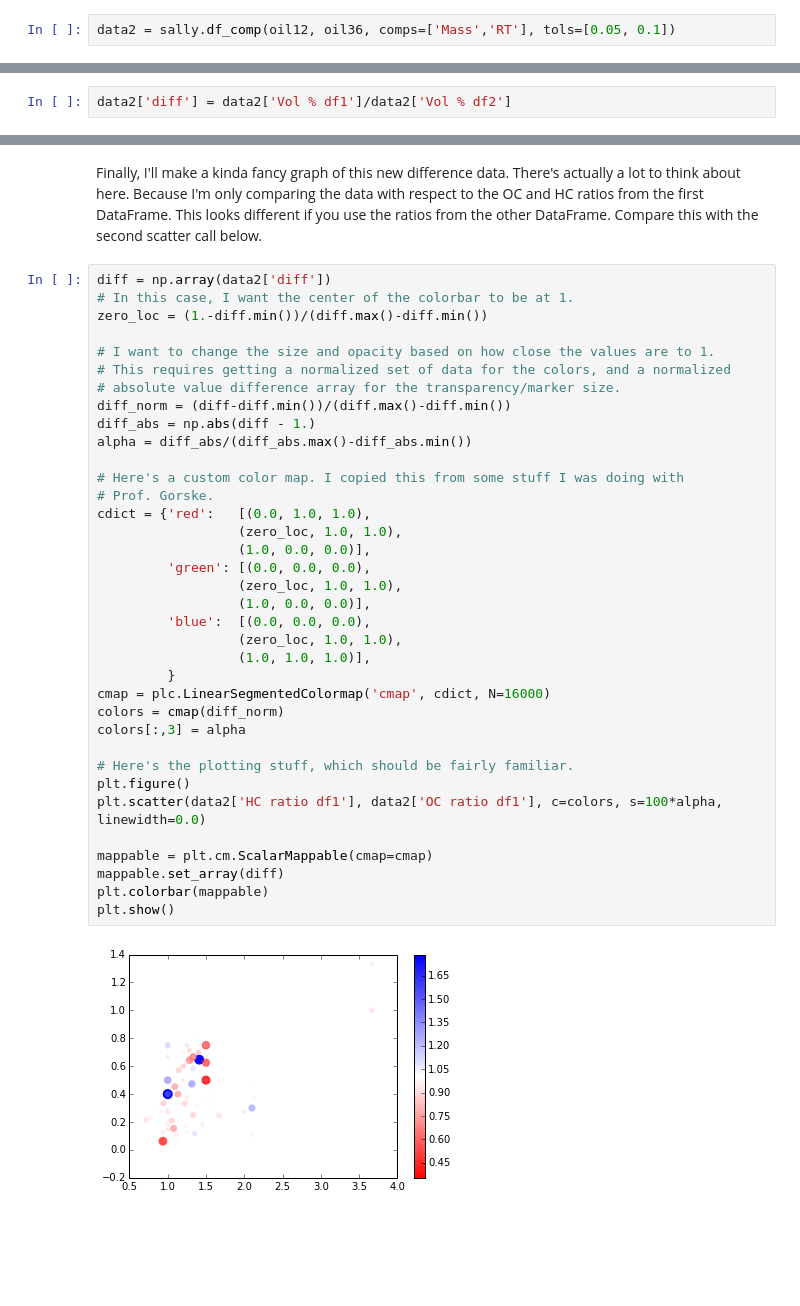
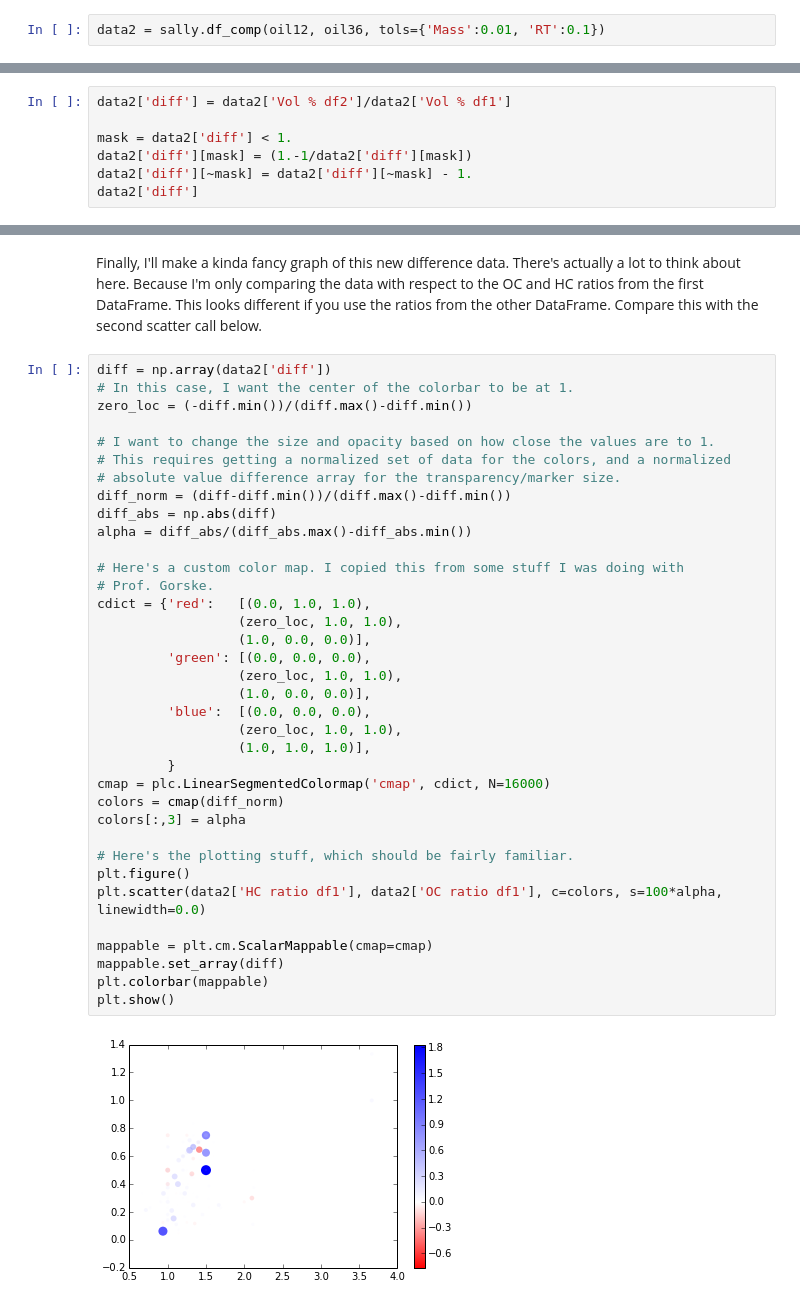
Before and after one commit to rnelsonchem/Bio_Oils_EAS, a Jupyter notebook: Comparison Test.ipynb, the cells around one changed output, grey strips where cells are left out. Cells and saved outputs as stored; diff of their text form; blank space fills up the shorter version.

```diff
--- a/Comparison Test.ipynb
+++ b/Comparison Test.ipynb
@@ -34,7 +34,7 @@ This is going to compare two DataFrames, generated with `createDF` on two differ
 
 The output is a new DataFrame. For every match, there alway be a column for indecies (df1 and df2) and comparison column values, in this case masses and retention times. You can extract extra values from the original DataFrames by passing in the column names as extra_cols in the function call. The default for this value is shown above.
 # %%
-data2 = sally.df_comp(oil12, oil36, comps=['Mass','RT'], tols=[0.05, 0.1])
+data2 = sally.df_comp(oil12, oil36, tols={'Mass':0.01, 'RT':0.1})
 # %% [markdown]
 In this case, you can see that there are about 160 matches between these two runs. Several of these do not have computed formulas.
 # %%
@@ -102,4 +109,9 @@ data2.ix[ ['Match 1', 'Match 2', 'Match 20'] ]
 # %% [markdown]
 We can generate a new column of data pretty easily. As you can see, we should have a new column called 'diff', which is the percent difference between the 'Vol %' columns for the two different csv files.
-# %%
-data2['diff'] = data2['Vol % df1']/data2['Vol % df2']
+# %%
+data2['diff'] = data2['Vol % df2']/data2['Vol % df1']
+
+mask = data2['diff'] < 1.
+data2['diff'][mask] = (1.-1/data2['diff'][mask])
+data2['diff'][~mask] = data2['diff'][~mask] - 1.
+data2['diff']
@@ -108,41 +138,41 @@ Finally, I'll make a kinda fancy graph of this new difference data. There's actu
 # %%
 diff = np.array(data2['diff'])
 # In this case, I want the center of the colorbar to be at 1.
-zero_loc = (1.-diff.min())/(diff.max()-diff.min())
+zero_loc = (-diff.min())/(diff.max()-diff.min())
 
 # I want to change the size and opacity based on how close the values are to 1.
 # This requires getting a normalized set of data for the colors, and a normalized
 # absolute value difference array for the transparency/marker size.
 diff_norm = (diff-diff.min())/(diff.max()-diff.min())
-diff_abs = np.abs(diff - 1.)
+diff_abs = np.abs(diff)
 alpha = diff_abs/(diff_abs.max()-diff_abs.min())
 
 # Here's a custom color map. I copied this from some stuff I was doing with
 # Prof. Gorske.
 cdict = {'red':   [(0.0, 1.0, 1.0),
                   (zero_loc, 1.0, 1.0),
                   (1.0, 0.0, 0.0)],
          'green': [(0.0, 0.0, 0.0),
                   (zero_loc, 1.0, 1.0),
                   (1.0, 0.0, 0.0)],
          'blue':  [(0.0, 0.0, 0.0),
                   (zero_loc, 1.0, 1.0),
                   (1.0, 1.0, 1.0)],
          }
 cmap = plc.LinearSegmentedColormap('cmap', cdict, N=16000)
 colors = cmap(diff_norm)
 colors[:,3] = alpha
 
 # Here's the plotting stuff, which should be fairly familiar.
 plt.figure()
 plt.scatter(data2['HC ratio df1'], data2['OC ratio df1'], c=colors, s=100*alpha, linewidth=0.0)
 
 mappable = plt.cm.ScalarMappable(cmap=cmap)
 mappable.set_array(diff)
 plt.colorbar(mappable)
 plt.show()
 # %% [output]
-[figure, old version]
+[figure, new version]
 # %%
 plt.figure()
 plt.scatter(data2['HC ratio df2'], data2['OC ratio df2'], c=colors, s=100*alpha, linewidth=0.0)
```
Also changed, not shown: parts of 13 cells of this notebook, 1 other file.
